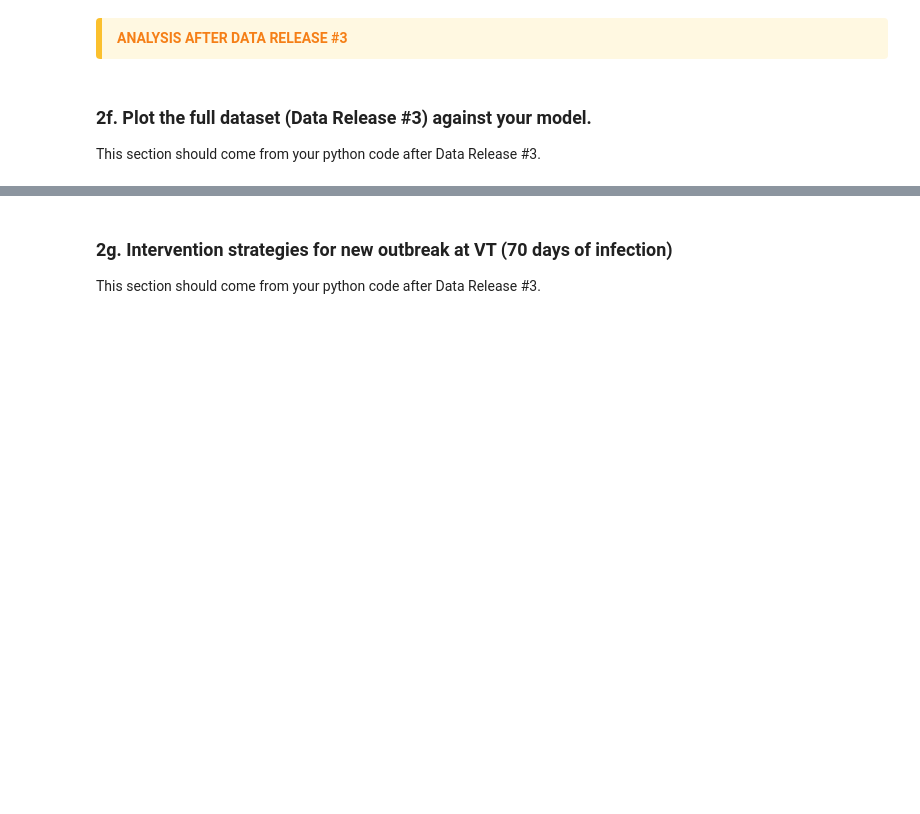
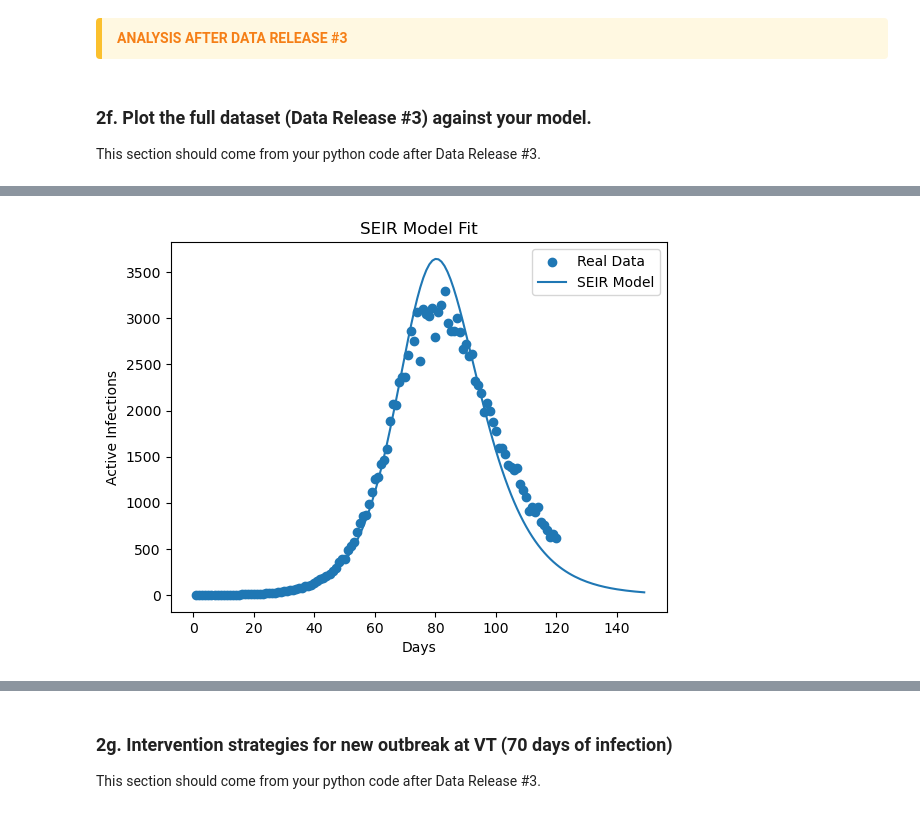
Before and after one commit to amelialuongo/Module-2-Epidemics-SIR-Modeling, a Jupyter notebook: Notebook examples/Template_student_final_notebook.ipynb, the cells around one changed output, grey strips where cells are left out. Cells and saved outputs as stored; diff of their text form; code cells hidden in the pictures; blank space fills up the shorter version.

```diff
--- a/Notebook examples/Template_student_final_notebook.ipynb
+++ b/Notebook examples/Template_student_final_notebook.ipynb
@@ -442,3 +445,90 @@ Peak occurs on day: 65
 # %% [markdown]
 ### 2f. Plot the full dataset (Data Release #3) against your model.
 This section should come from your python code after Data Release #3.
+# %%
+# Load the data
+data = pd.read_csv(
+    '/Users/amelialuongo/Desktop/comp bme/Module-2-Epidemics-SIR-Modeling/Data/mystery_virus_daily_active_counts_RELEASE#3.csv',
+    parse_dates=['date']
+)
+
+#%%
+# Euler SEIR function
+def euler_seir(beta, sigma, gamma, S0, E0, I0, R0, timepoints, N, dt=1):
+
+    S = [S0]
+    E = [E0]
+    I = [I0]
+    R = [R0]
+
+    for t in range(len(timepoints)-1):
+
+        dS = -beta * S[-1] * I[-1] / N
+        dE = beta * S[-1] * I[-1] / N - sigma * E[-1]
+        dI = sigma * E[-1] - gamma * I[-1]
+        dR = gamma * I[-1]
+
+        S_new = S[-1] + dS * dt
+        E_new = E[-1] + dE * dt
+        I_new = I[-1] + dI * dt
+        R_new = R[-1] + dR * dt
+
+        S.append(S_new)
+        E.append(E_new)
+        I.append(I_new)
+        R.append(R_new)
+
+    return np.array(S), np.array(E), np.array(I), np.array(R)
+
+#%%
+# Observed infected data
+data_I = data["active reported daily cases"].to_numpy()
+timepoints = data["day"].to_numpy()
+
+# Population size (larger so infections aren't capped)
+N = 17000
+
+# Initial conditions
+I0 = data_I[0]
+E0 = 0
+R0 = 1.835
+S0 = N - I0
+
+
+#%%
+# Predict future outbreak
+future_days = 150
+timepoints_future = np.arange(0, future_days)
+
+
+#%%
+# Peak analysis
+peak_height = np.max(I)
+peak_day = np.argmax(I)
+
+print("Peak infections:", peak_height)
+print("Peak occurs on day:", peak_day)
+
+#%%
+# Plot results
+plt.figure()
+
+plt.scatter(
+    data["day"],
+    data["active reported daily cases"],
+    label="Real Data"
+)
+
+plt.plot(
+    timepoints_future,
+    I,
+    label="SEIR Model"
+)
+
+plt.xlabel("Days")
+plt.ylabel("Active Infections")
+plt.title("SEIR Model Fit")
+plt.legend()
+
+plt.show()
+# %% [output]
@@ -444,0 +537 @@ This section should come from your python code after Data Release #3.
+[figure, added]
```
Also changed, not shown: parts of 4 cells of this notebook, 1 other file.
